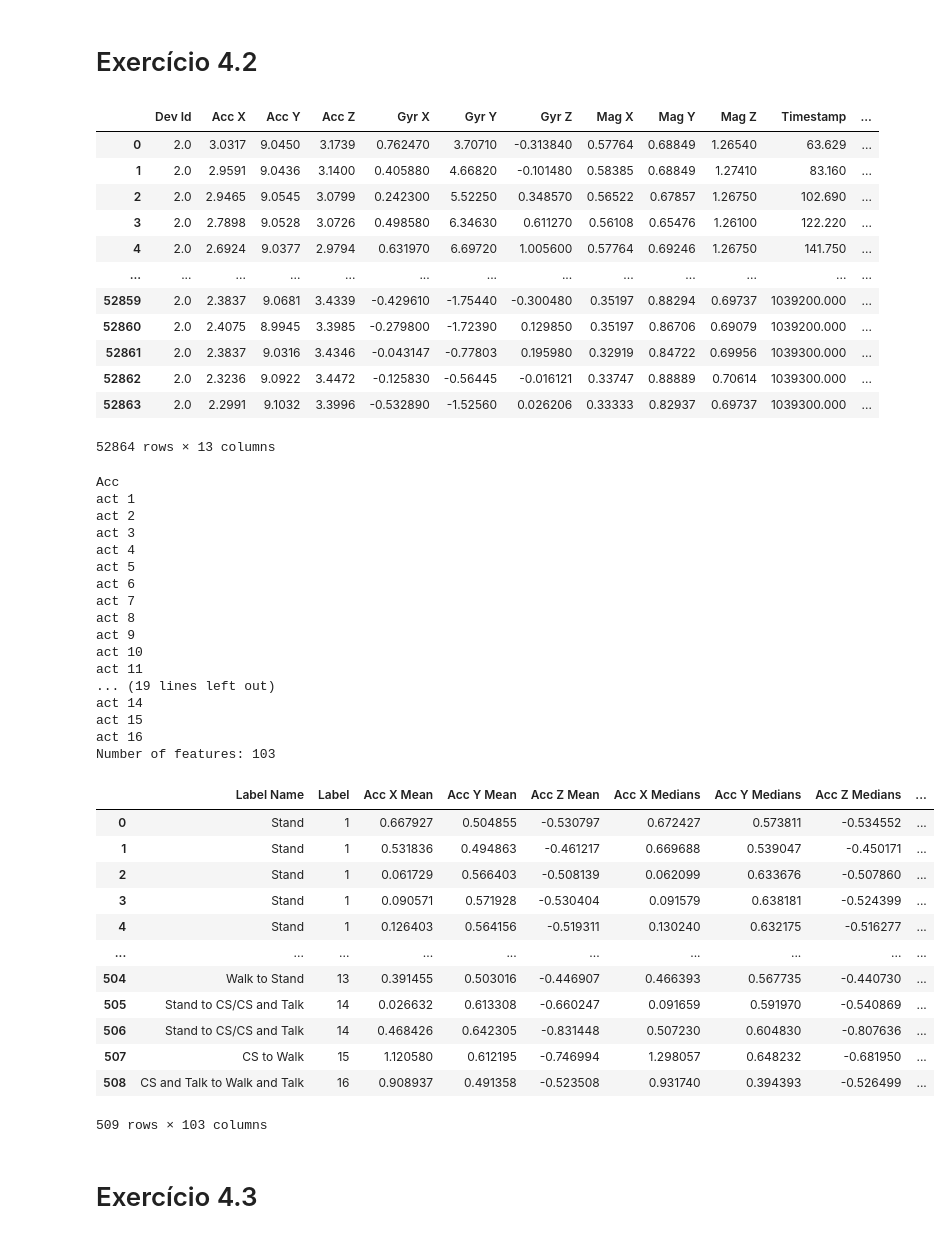
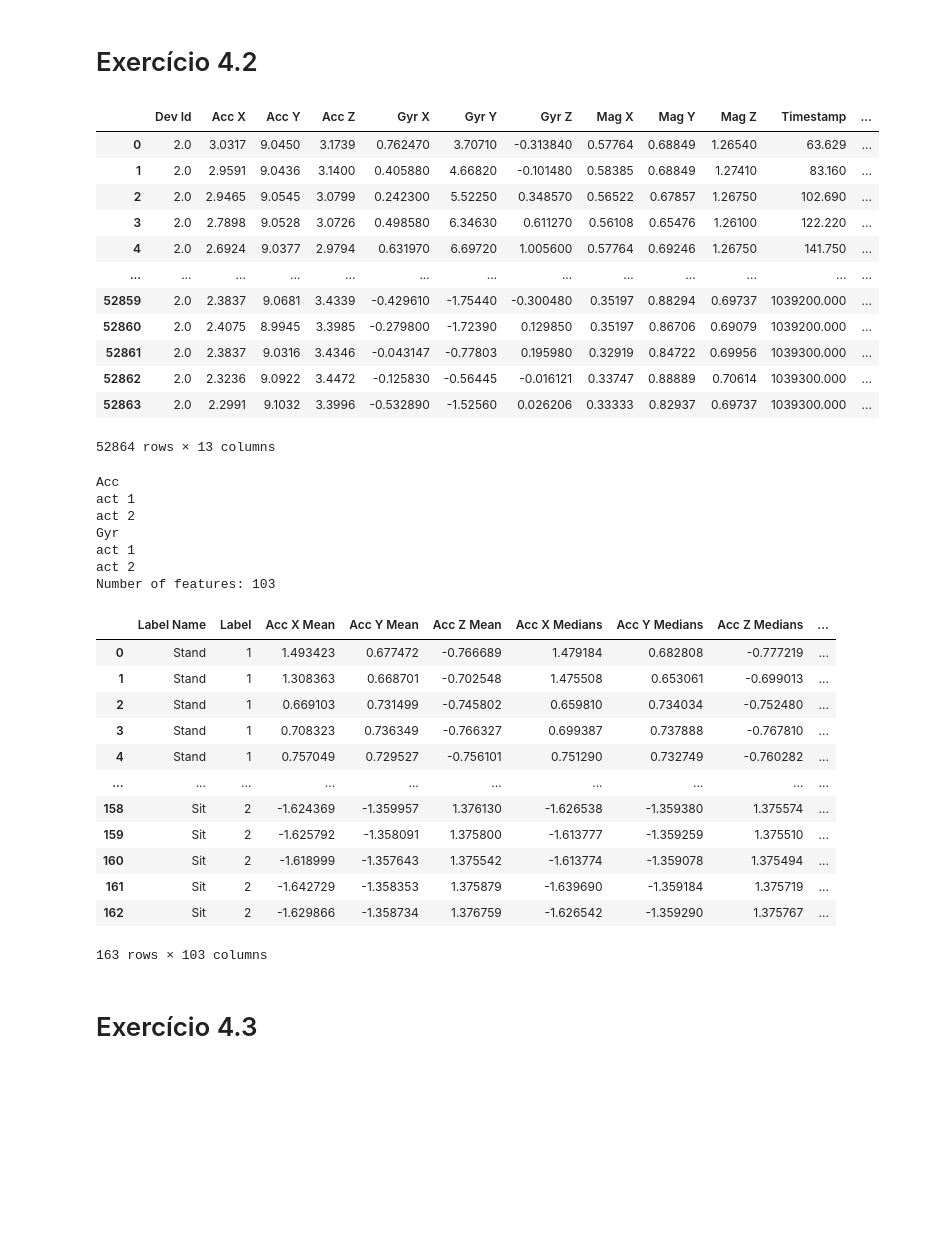
Before and after one commit to leonorcoelh0/TCD, a Jupyter notebook: Code/mainActivity.ipynb, the cells around one changed output. Drawn from its saved outputs; the diff is of its cells as text; code cells hidden in the pictures; blank space fills up the shorter version.

```diff
--- a/Code/mainActivity.ipynb
+++ b/Code/mainActivity.ipynb
@@ -1121,7 +1097,7 @@ def plot_spectral(features,vecs):
 
 #########################################
 
-def calculate_features(data, t, n_acts=16):
+def calculate_features(data, t=2, n_acts=16):
 
     f_window = int(f*t)
 
@@ -1224,59 +1200,49 @@ def calculate_features(data, t, n_acts=16):
     features = normalize_features(features)
     display(features)
 
 #     plot_statistics(features[['Label']+statistical],len(vecs))
 #     plot_temporal(features,vecs)
 
 #     plot_corr(features,vecs)
 #     plot_spectral(features,vecs)
     return features
 
 data_init = read_file(1)
-features = calculate_features(data_init,2)
+features = calculate_features(data_init,2,2)
 # %% [output]
 |  | Dev Id | Acc X | Acc Y | Acc Z | Gyr X | Gyr Y | Gyr Z | Mag X | Mag Y | Mag Z | Timestamp | ... |
 | 0 | 2.0 | 3.0317 | 9.0450 | 3.1739 | 0.762470 | 3.70710 | -0.313840 | 0.57764 | 0.68849 | 1.26540 | 63.629 | ... |
 | 1 | 2.0 | 2.9591 | 9.0436 | 3.1400 | 0.405880 | 4.66820 | -0.101480 | 0.58385 | 0.68849 | 1.27410 | 83.160 | ... |
 | 2 | 2.0 | 2.9465 | 9.0545 | 3.0799 | 0.242300 | 5.52250 | 0.348570 | 0.56522 | 0.67857 | 1.26750 | 102.690 | ... |
 | 3 | 2.0 | 2.7898 | 9.0528 | 3.0726 | 0.498580 | 6.34630 | 0.611270 | 0.56108 | 0.65476 | 1.26100 | 122.220 | ... |
 | 4 | 2.0 | 2.6924 | 9.0377 | 2.9794 | 0.631970 | 6.69720 | 1.005600 | 0.57764 | 0.69246 | 1.26750 | 141.750 | ... |
 | ... | ... | ... | ... | ... | ... | ... | ... | ... | ... | ... | ... | ... |
 | 52859 | 2.0 | 2.3837 | 9.0681 | 3.4339 | -0.429610 | -1.75440 | -0.300480 | 0.35197 | 0.88294 | 0.69737 | 1039200.000 | ... |
 | 52860 | 2.0 | 2.4075 | 8.9945 | 3.3985 | -0.279800 | -1.72390 | 0.129850 | 0.35197 | 0.86706 | 0.69079 | 1039200.000 | ... |
 | 52861 | 2.0 | 2.3837 | 9.0316 | 3.4346 | -0.043147 | -0.77803 | 0.195980 | 0.32919 | 0.84722 | 0.69956 | 1039300.000 | ... |
 | 52862 | 2.0 | 2.3236 | 9.0922 | 3.4472 | -0.125830 | -0.56445 | -0.016121 | 0.33747 | 0.88889 | 0.70614 | 1039300.000 | ... |
 | 52863 | 2.0 | 2.2991 | 9.1032 | 3.3996 | -0.532890 | -1.52560 | 0.026206 | 0.33333 | 0.82937 | 0.69737 | 1039300.000 | ... |
 52864 rows × 13 columns
 Acc
 act 1
 act 2
-act 3
-act 4
-act 5
-act 6
-act 7
-act 8
-act 9
-act 10
-act 11
-... (19 lines left out)
-act 14
-act 15
-act 16
+Gyr
+act 1
+act 2
 Number of features: 103
 |  | Label Name | Label | Acc X Mean | Acc Y Mean | Acc Z Mean | Acc X Medians | Acc Y Medians | Acc Z Medians | ... |
-| 0 | Stand | 1 | 0.667927 | 0.504855 | -0.530797 | 0.672427 | 0.573811 | -0.534552 | ... |
-| 1 | Stand | 1 | 0.531836 | 0.494863 | -0.461217 | 0.669688 | 0.539047 | -0.450171 | ... |
-| 2 | Stand | 1 | 0.061729 | 0.566403 | -0.508139 | 0.062099 | 0.633676 | -0.507860 | ... |
-| 3 | Stand | 1 | 0.090571 | 0.571928 | -0.530404 | 0.091579 | 0.638181 | -0.524399 | ... |
-| 4 | Stand | 1 | 0.126403 | 0.564156 | -0.519311 | 0.130240 | 0.632175 | -0.516277 | ... |
+| 0 | Stand | 1 | 1.493423 | 0.677472 | -0.766689 | 1.479184 | 0.682808 | -0.777219 | ... |
+| 1 | Stand | 1 | 1.308363 | 0.668701 | -0.702548 | 1.475508 | 0.653061 | -0.699013 | ... |
+| 2 | Stand | 1 | 0.669103 | 0.731499 | -0.745802 | 0.659810 | 0.734034 | -0.752480 | ... |
+| 3 | Stand | 1 | 0.708323 | 0.736349 | -0.766327 | 0.699387 | 0.737888 | -0.767810 | ... |
+| 4 | Stand | 1 | 0.757049 | 0.729527 | -0.756101 | 0.751290 | 0.732749 | -0.760282 | ... |
 | ... | ... | ... | ... | ... | ... | ... | ... | ... | ... |
-| 504 | Walk to Stand | 13 | 0.391455 | 0.503016 | -0.446907 | 0.466393 | 0.567735 | -0.440730 | ... |
-| 505 | Stand to CS/CS and Talk | 14 | 0.026632 | 0.613308 | -0.660247 | 0.091659 | 0.591970 | -0.540869 | ... |
-| 506 | Stand to CS/CS and Talk | 14 | 0.468426 | 0.642305 | -0.831448 | 0.507230 | 0.604830 | -0.807636 | ... |
-| 507 | CS to Walk | 15 | 1.120580 | 0.612195 | -0.746994 | 1.298057 | 0.648232 | -0.681950 | ... |
-| 508 | CS and Talk to Walk and Talk | 16 | 0.908937 | 0.491358 | -0.523508 | 0.931740 | 0.394393 | -0.526499 | ... |
+| 158 | Sit | 2 | -1.624369 | -1.359957 | 1.376130 | -1.626538 | -1.359380 | 1.375574 | ... |
+| 159 | Sit | 2 | -1.625792 | -1.358091 | 1.375800 | -1.613777 | -1.359259 | 1.375510 | ... |
+| 160 | Sit | 2 | -1.618999 | -1.357643 | 1.375542 | -1.613774 | -1.359078 | 1.375494 | ... |
+| 161 | Sit | 2 | -1.642729 | -1.358353 | 1.375879 | -1.639690 | -1.359184 | 1.375719 | ... |
+| 162 | Sit | 2 | -1.629866 | -1.358734 | 1.376759 | -1.626542 | -1.359290 | 1.375767 | ... |
-509 rows × 103 columns
+163 rows × 103 columns
 # %% [markdown]
 # Exercício 4.3
 # %%
```
Also changed, not shown: parts of 5 cells of this notebook, 20 other files.
